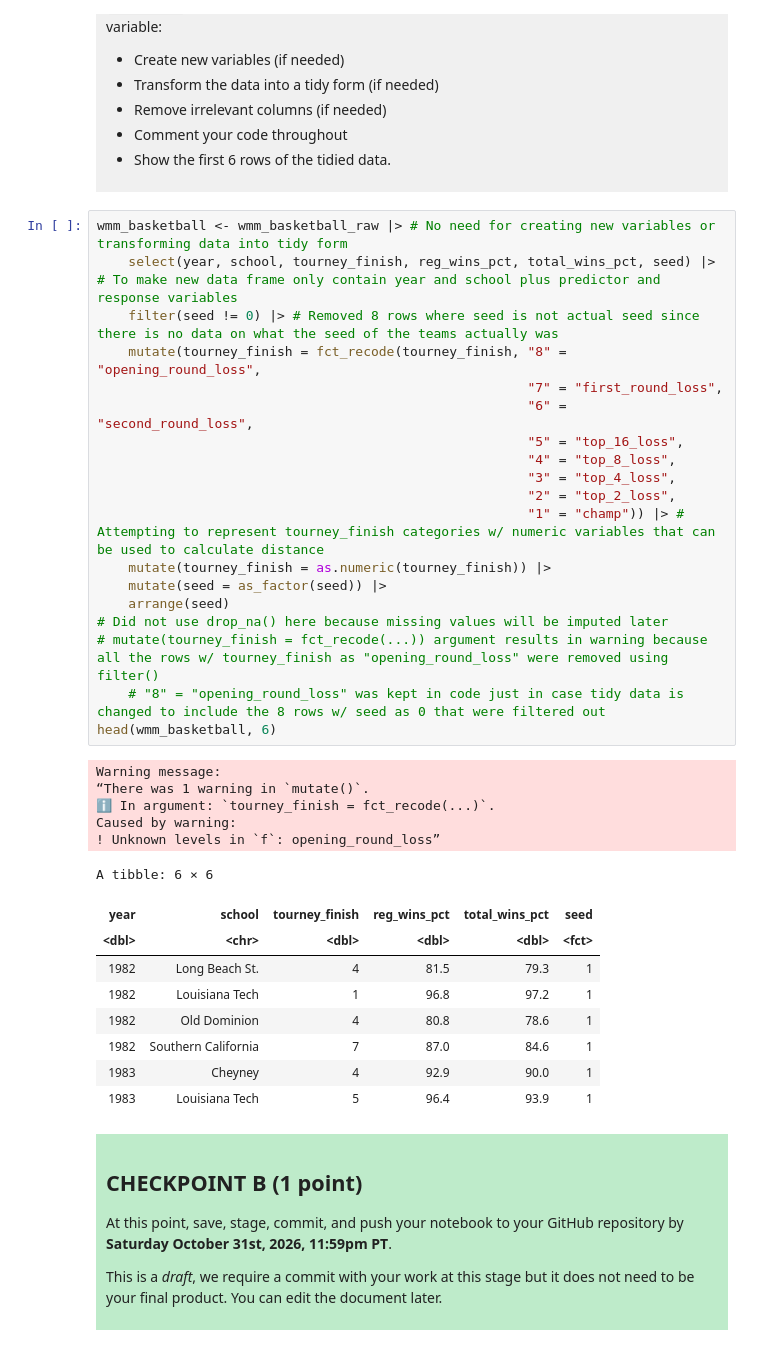
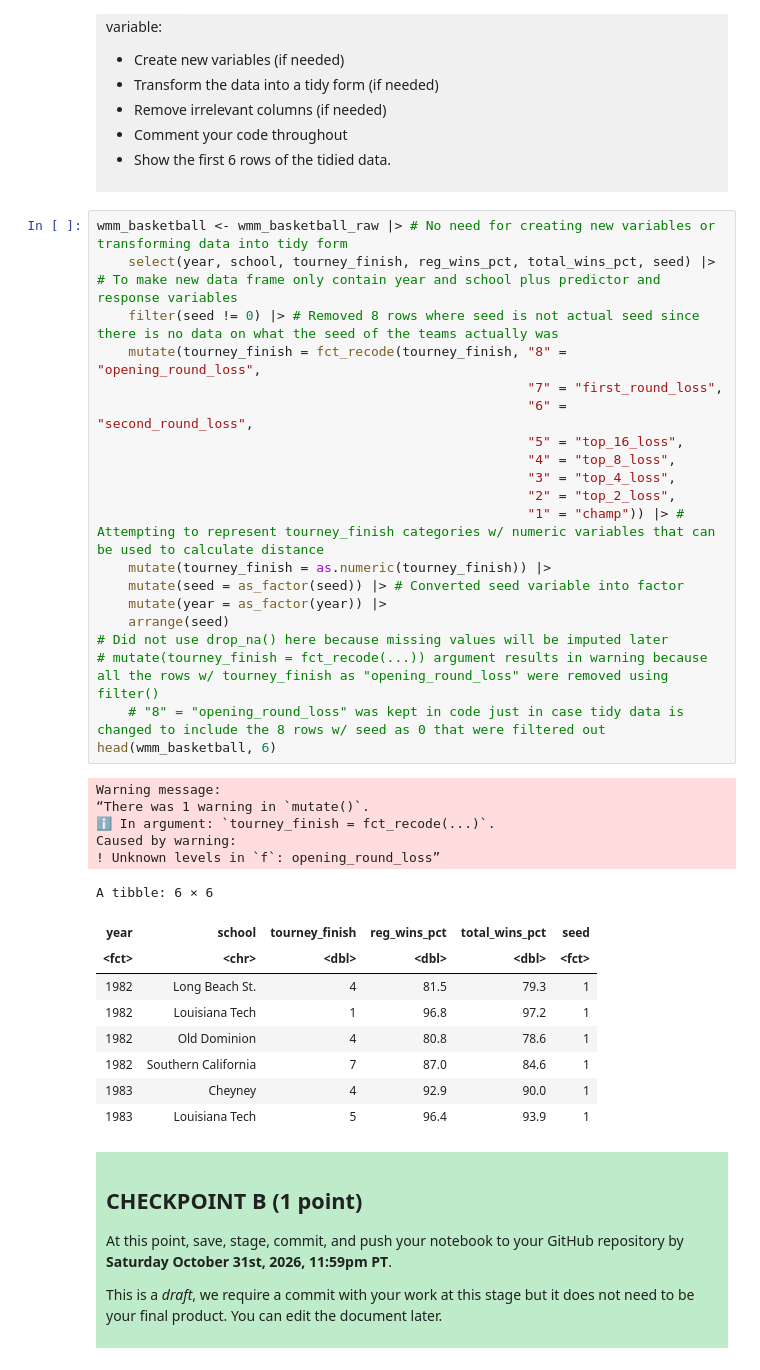
Before and after one commit to berrycompote/DSCI_100-Project-BriannaShao, a Jupyter notebook: dsci-100-project-notebook.ipynb, the cells around one changed output. Drawn from its saved outputs; the diff is of its cells as text.

Commit message:
Added more commenting, changed year variable into factor

```diff
--- a/dsci-100-project-notebook.ipynb
+++ b/dsci-100-project-notebook.ipynb
@@ -221,31 +221,32 @@ Produce a tidy data set that could be used to answer your research question usin
 # %%
 wmm_basketball <- wmm_basketball_raw |> # No need for creating new variables or transforming data into tidy form
     select(year, school, tourney_finish, reg_wins_pct, total_wins_pct, seed) |> # To make new data frame only contain year and school plus predictor and response variables
     filter(seed != 0) |> # Removed 8 rows where seed is not actual seed since there is no data on what the seed of the teams actually was
     mutate(tourney_finish = fct_recode(tourney_finish, "8" = "opening_round_loss",
                                                        "7" = "first_round_loss",
                                                        "6" = "second_round_loss",
                                                        "5" = "top_16_loss",
                                                        "4" = "top_8_loss",
                                                        "3" = "top_4_loss",
                                                        "2" = "top_2_loss",
                                                        "1" = "champ")) |> # Attempting to represent tourney_finish categories w/ numeric variables that can be used to calculate distance
     mutate(tourney_finish = as.numeric(tourney_finish)) |>
-    mutate(seed = as_factor(seed)) |>
+    mutate(seed = as_factor(seed)) |> # Converted seed variable into factor
+    mutate(year = as_factor(year)) |>
     arrange(seed)
 # Did not use drop_na() here because missing values will be imputed later
 # mutate(tourney_finish = fct_recode(...)) argument results in warning because all the rows w/ tourney_finish as "opening_round_loss" were removed using filter()
     # "8" = "opening_round_loss" was kept in code just in case tidy data is changed to include the 8 rows w/ seed as 0 that were filtered out
 head(wmm_basketball, 6)
 # %% [output]
 Warning message:
 “There was 1 warning in `mutate()`.
 ℹ In argument: `tourney_finish = fct_recode(...)`.
 Caused by warning:
 ! Unknown levels in `f`: opening_round_loss”
 A tibble: 6 × 6
 | year | school | tourney_finish | reg_wins_pct | total_wins_pct | seed |
-| <dbl> | <chr> | <dbl> | <dbl> | <dbl> | <fct> |
+| <fct> | <chr> | <dbl> | <dbl> | <dbl> | <fct> |
 | 1982 | Long Beach St. | 4 | 81.5 | 79.3 | 1 |
 | 1982 | Louisiana Tech | 1 | 96.8 | 97.2 | 1 |
 | 1982 | Old Dominion | 4 | 80.8 | 78.6 | 1 |
```
Also changed, not shown: parts of 1 cell of this notebook.
